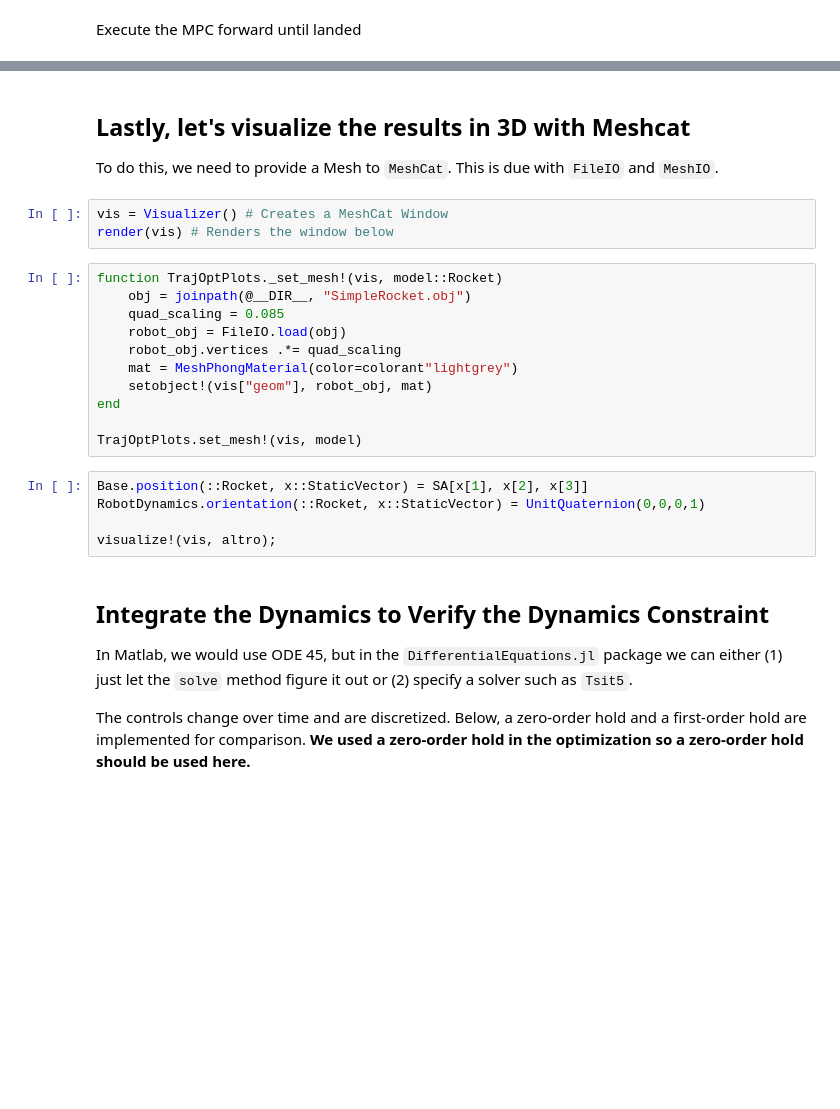
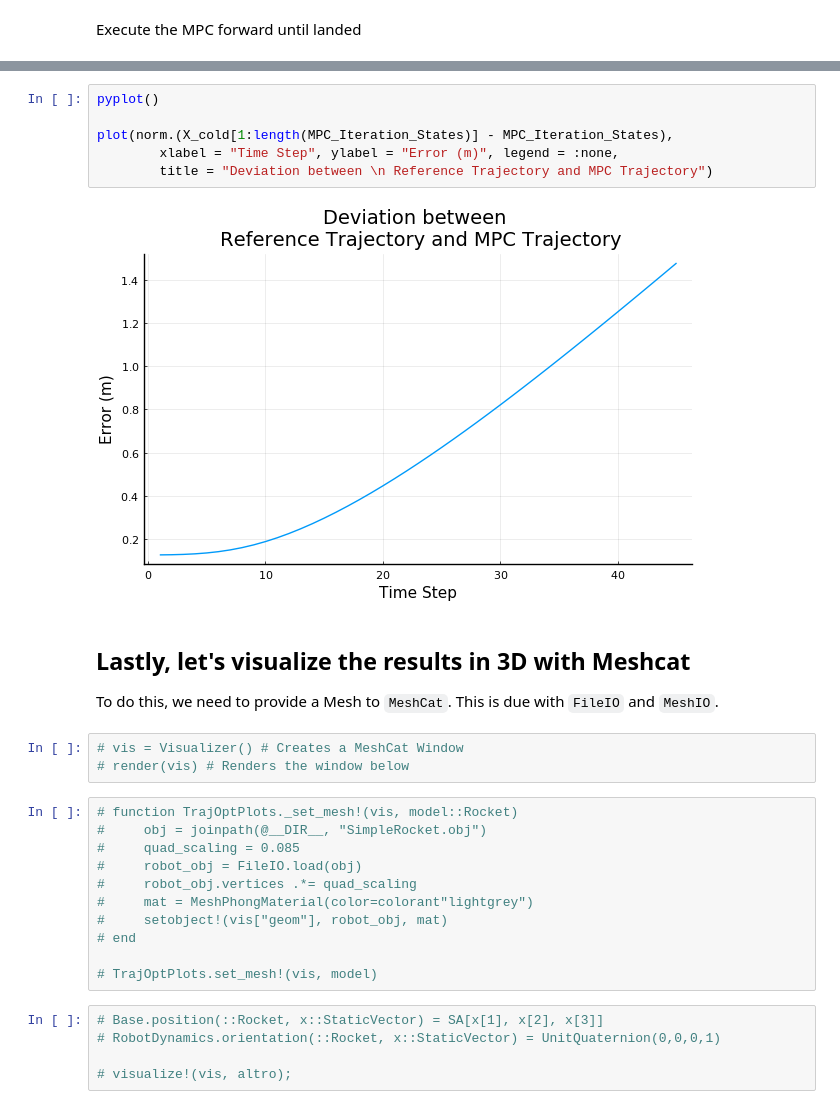
Before and after one commit to RoboticExplorationLab/altro-mpc-icra2021, a Jupyter notebook: benchmarks/rocket_landing/RocketLandingMPC-SOCP.ipynb, the cells around one changed output, grey strips where cells are left out. Cells and saved outputs as stored; diff of their text form; blank space fills up the shorter version.

```diff
--- a/benchmarks/rocket_landing/RocketLandingMPC-SOCP.ipynb
+++ b/benchmarks/rocket_landing/RocketLandingMPC-SOCP.ipynb
@@ -652,29 +642,31 @@ Below is a GIF of the trajectory. This will take several seconds to generate.
+# %%
+pyplot()
+
+plot(norm.(X_cold[1:length(MPC_Iteration_States)] - MPC_Iteration_States),
+        xlabel = "Time Step", ylabel = "Error (m)", legend = :none,
+        title = "Deviation between \n Reference Trajectory and MPC Trajectory")
+# %% [output]
+[figure, added]
 # %% [markdown]
 ## Lastly, let's visualize the results in 3D with Meshcat
 
 To do this, we need to provide a Mesh to <code>MeshCat</code>. This is due with <code>FileIO</code> and <code>MeshIO</code>.
 # %%
-vis = Visualizer() # Creates a MeshCat Window
-render(vis) # Renders the window below
+# vis = Visualizer() # Creates a MeshCat Window
+# render(vis) # Renders the window below
 # %%
-function TrajOptPlots._set_mesh!(vis, model::Rocket)
-    obj = joinpath(@__DIR__, "SimpleRocket.obj")
-    quad_scaling = 0.085
-    robot_obj = FileIO.load(obj)
-    robot_obj.vertices .*= quad_scaling
-    mat = MeshPhongMaterial(color=colorant"lightgrey")
-    setobject!(vis["geom"], robot_obj, mat)
-end
+# function TrajOptPlots._set_mesh!(vis, model::Rocket)
+#     obj = joinpath(@__DIR__, "SimpleRocket.obj")
+#     quad_scaling = 0.085
+#     robot_obj = FileIO.load(obj)
+#     robot_obj.vertices .*= quad_scaling
+#     mat = MeshPhongMaterial(color=colorant"lightgrey")
+#     setobject!(vis["geom"], robot_obj, mat)
+# end
 
-TrajOptPlots.set_mesh!(vis, model)
+# TrajOptPlots.set_mesh!(vis, model)
 # %%
-Base.position(::Rocket, x::StaticVector) = SA[x[1], x[2], x[3]]
-RobotDynamics.orientation(::Rocket, x::StaticVector) = UnitQuaternion(0,0,0,1)
+# Base.position(::Rocket, x::StaticVector) = SA[x[1], x[2], x[3]]
+# RobotDynamics.orientation(::Rocket, x::StaticVector) = UnitQuaternion(0,0,0,1)
 
-visualize!(vis, altro);
+# visualize!(vis, altro);
-# %% [markdown]
-## Integrate the Dynamics to Verify the Dynamics Constraint
-
-In Matlab, we would use ODE 45, but in the <code>DifferentialEquations.jl</code> package we can either (1) just let the <code>solve</code> method figure it out or (2) specify a solver such as <code>Tsit5</code>.
-
-The controls change over time and are discretized. Below, a zero-order hold and a first-order hold are implemented for comparison. **We used a zero-order hold in the optimization so a zero-order hold should be used here.**
```
Also changed, not shown: parts of 27 cells of this notebook, 1 other file.
